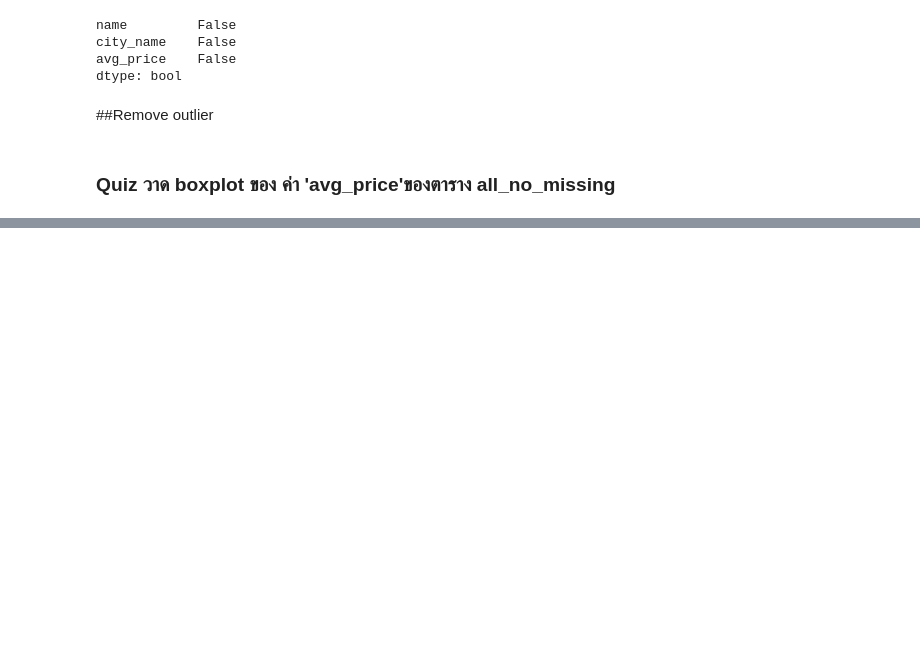
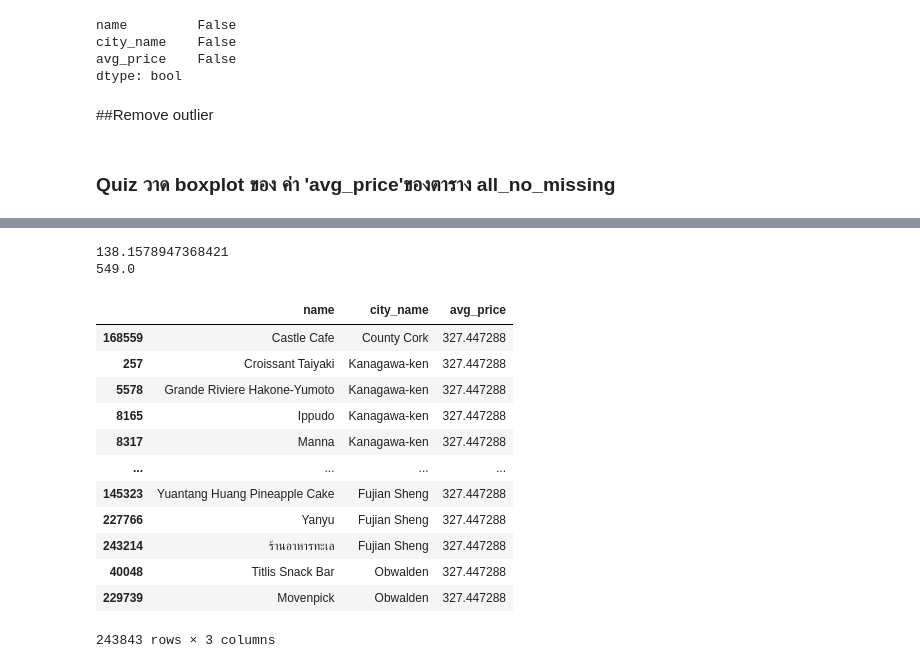
Before and after one commit to thanadolch/KKU_data_mining, a Jupyter notebook: pandas101.ipynb, the cells around one changed output, grey strips where cells are left out. Drawn from its saved outputs; the diff is of its cells as text; code cells hidden in the pictures; blank space fills up the shorter version.

Commit message:
boxplot

```diff
--- a/pandas101.ipynb
+++ b/pandas101.ipynb
@@ -585,5 +585,5 @@ dtype: bool
 # %%
 from matplotlib import pyplot as plt
 # %%
-plt.boxplot(all_no_missing['avg_price'],vert=False)
+ret = plt.boxplot(all_no_missing['avg_price'],vert=False)
 # %% [output]
@@ -598,0 +602,24 @@ plt.boxplot(all_no_missing['avg_price'],vert=False)
+# %%
+print(ret['whiskers'][0].get_xdata()[1])
+print(ret['whiskers'][1].get_xdata()[1])
+# %% [output]
+138.1578947368421
+549.0
+# %%
+nooutlier_nomissing = all_no_missing[all_no_missing['avg_price']>=ret['whiskers'][0].get_xdata()[1]]
+nooutlier_nomissing = nooutlier_nomissing[nooutlier_nomissing['avg_price']<=ret['whiskers'][1].get_xdata()[1]]
+nooutlier_nomissing
+# %% [output]
+|  | name | city_name | avg_price |
+| 168559 | Castle Cafe | County Cork | 327.447288 |
+| 257 | Croissant Taiyaki | Kanagawa-ken | 327.447288 |
+| 5578 | Grande Riviere Hakone-Yumoto | Kanagawa-ken | 327.447288 |
+| 8165 | Ippudo | Kanagawa-ken | 327.447288 |
+| 8317 | Manna | Kanagawa-ken | 327.447288 |
+| ... | ... | ... | ... |
+| 145323 | Yuantang Huang Pineapple Cake | Fujian Sheng | 327.447288 |
+| 227766 | Yanyu | Fujian Sheng | 327.447288 |
+| 243214 | ร้านอาหารทะเล | Fujian Sheng | 327.447288 |
+| 40048 | Titlis Snack Bar | Obwalden | 327.447288 |
+| 229739 | Movenpick | Obwalden | 327.447288 |
+243843 rows × 3 columns
```
Also changed, not shown: parts of 2 cells of this notebook.
